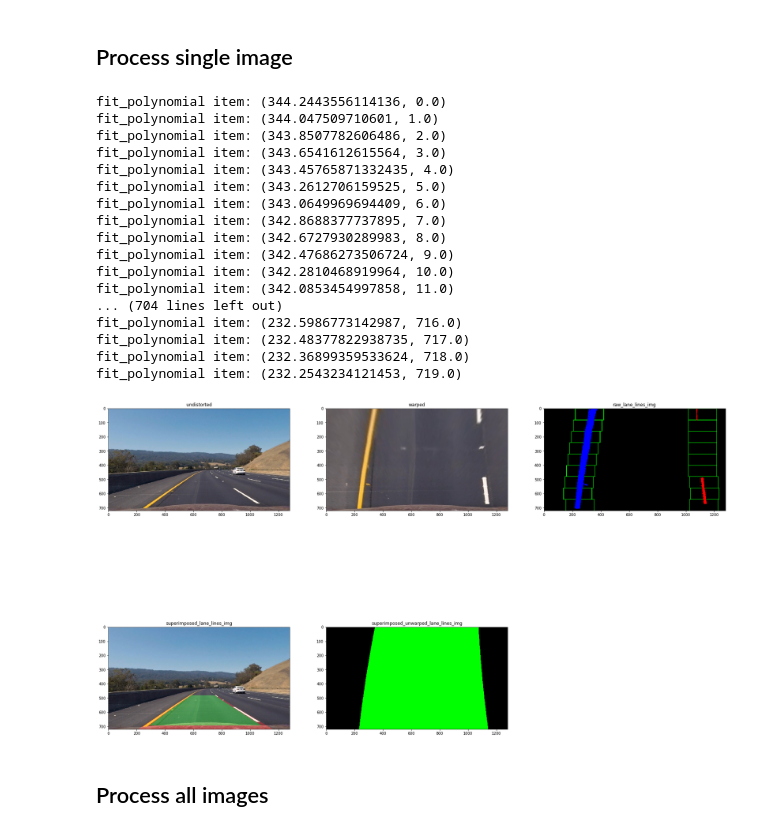
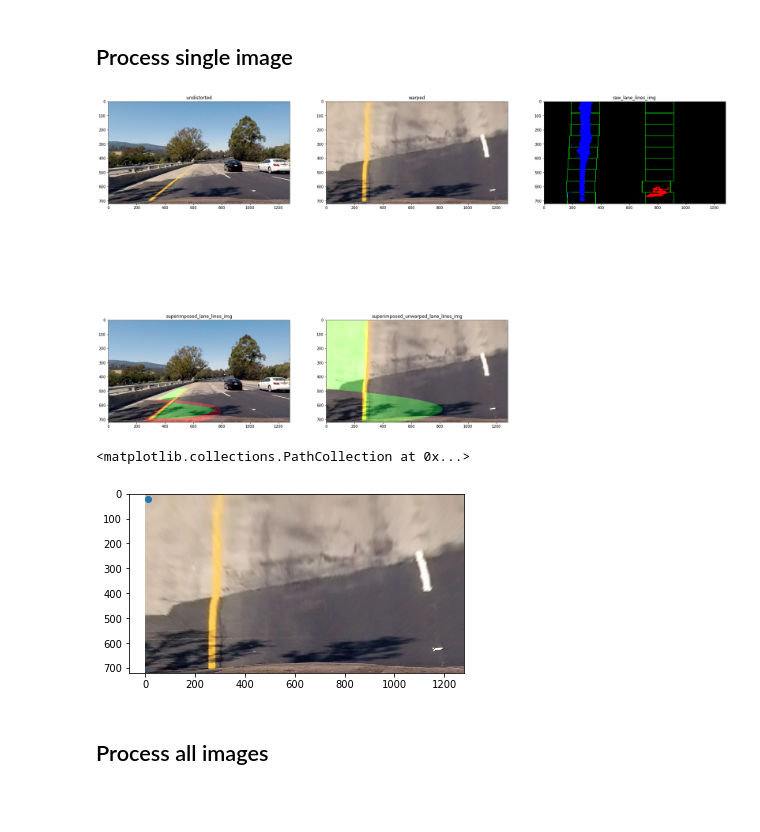
Before and after one commit to tleyden/CarND-Advanced-Lane-Lines, a Jupyter notebook: AdvancedLaneFindingProject.ipynb, the cells around one changed output. Drawn from its saved outputs; the diff is of its cells as text; code cells hidden in the pictures; blank space fills up the shorter version.

```diff
--- a/AdvancedLaneFindingProject.ipynb
+++ b/AdvancedLaneFindingProject.ipynb
@@ -282,13 +282,8 @@ def fit_polynomial(binary_warped):
 
     ## Visualization ##
     # Colors in the left and right lane regions
-    out_img[lefty, leftx] = [255, 0, 0]
-    out_img[righty, rightx] = [0, 0, 255]
-
-    # print("fit_polynomial zip(left_fitx, ploty): {}".format(zip(left_fitx, ploty)))
-    zipped = zip(left_fitx, ploty)
-    for item in zipped:
-        print("fit_polynomial item: {}".format(item))
+    out_img[lefty, leftx] = [255, 0, 0]   # Blue: since it's BGR, first column represents blue
+    out_img[righty, rightx] = [0, 0, 255] # Red
 
     # Plots the left and right polynomials on the lane lines
     #plt.plot(left_fitx, ploty, color='yellow')
@@ -326,12 +321,19 @@ def draw_lane(img, warped_img, left_points, right_points, Minv):
     # Combine the result with the original image
     return cv2.addWeighted(img, 1, newwarp, 0.3, 0)
 # %%
-def draw_lane_unwarped(img, unwarped_img, left_points, right_points, Minv):
+def draw_lane_no_unwarp(img, warped_img, left_points, right_points, Minv):
+
+    """
+    Like draw_lane except:
+
+    - Does not unwarp the lanes back to the original image
+    - Does not superimpose
+    """
 
     # Create an image to draw the lines on
     #result_img = np.zeros_like(unwarped_img).astype(np.uint8)
     #color_result_img = np.dstack((result_img, result_img, result_img))
-    color_result_img = np.zeros_like(unwarped_img).astype(np.uint8)
+    color_result_img = np.zeros_like(img).astype(np.uint8)
 
     # Recast the x and y points into usable format for cv2.fillPoly()
     left_fitx = left_points[0]
@@ -345,8 +347,7 @@ def draw_lane_unwarped(img, unwarped_img, left_points, right_points, Minv):
     # Draw the lane onto the warped blank image
     cv2.fillPoly(color_result_img, np.int_([pts]), (0,255, 0))
 
-    # return cv2.addWeighted(img, 1, color_result_img, 0.3, 0)
-    return color_result_img
+    return cv2.addWeighted(warped_img, 1, color_result_img, 0.3, 0)
 # %% [markdown]
 ## Image Pipeline Result
 # %%
@@ -414,9 +415,9 @@ def image_pipeline(img=None, input_image_name=""):
     )
     final_result.superimposed_lane_lines_img = superimposed_lane_lines_img
 
-    superimposed_unwarped_lane_lines_img = draw_lane_unwarped(
+    superimposed_unwarped_lane_lines_img = draw_lane_no_unwarp(
         undistorted,
-        undistorted,
+        warped,
         left_points,
         right_points,
         M_inverse
@@ -428,46 +429,36 @@ def image_pipeline(img=None, input_image_name=""):
 # %% [markdown]
 ## Process single image
 # %%
-image_name = "test_images/test3.jpg"
+image_name = "test_images/test4.jpg"
 final_result = image_pipeline(img=None, input_image_name=image_name)
 
 show_images([
     final_result.undistorted,
     final_result.warped,
     final_result.raw_lane_lines_img,
     final_result.superimposed_lane_lines_img,
     final_result.superimposed_unwarped_lane_lines_img,
     ],
     titles=[
         "undistorted",
         "warped",
         "raw_lane_lines_img",
         "superimposed_lane_lines_img",
         "superimposed_unwarped_lane_lines_img"
     ],
     cv2ConvertTarget=cv2.COLOR_BGR2RGB,
     cols=2,
     scale_factor=1.0,
 )
+
+cv2.imwrite("intermediate_images/warped.jpg", final_result.warped)
+
+implot = plt.imshow(cv2.cvtColor(final_result.warped, cv2.COLOR_BGR2RGB))
+plt.scatter([10], [20])
 # %% [output]
+[figure, new version]
-fit_polynomial item: (344.2443556114136, 0.0)
-fit_polynomial item: (344.047509710601, 1.0)
-fit_polynomial item: (343.8507782606486, 2.0)
-fit_polynomial item: (343.6541612615564, 3.0)
-fit_polynomial item: (343.45765871332435, 4.0)
-fit_polynomial item: (343.2612706159525, 5.0)
-fit_polynomial item: (343.0649969694409, 6.0)
-fit_polynomial item: (342.8688377737895, 7.0)
-fit_polynomial item: (342.6727930289983, 8.0)
-fit_polynomial item: (342.47686273506724, 9.0)
-fit_polynomial item: (342.2810468919964, 10.0)
-fit_polynomial item: (342.0853454997858, 11.0)
-... (704 lines left out)
-fit_polynomial item: (232.5986773142987, 716.0)
-fit_polynomial item: (232.48377822938735, 717.0)
-fit_polynomial item: (232.36899359533624, 718.0)
-fit_polynomial item: (232.2543234121453, 719.0)
+<matplotlib.collections.PathCollection at 0x...>
-[figure, old version]
+[figure, added]
 # %%
 plt.imshow(cv2.cvtColor(final_result.raw_lane_lines_img, cv2.COLOR_BGR2RGB))
 # %%
```
